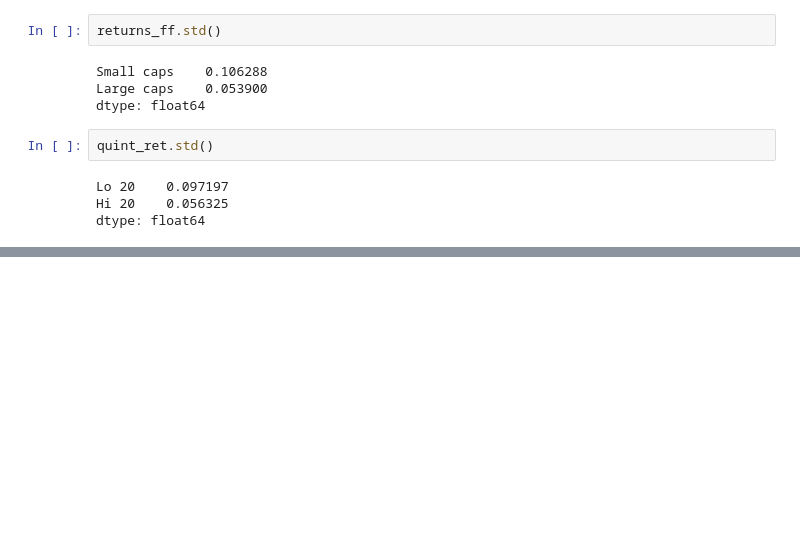
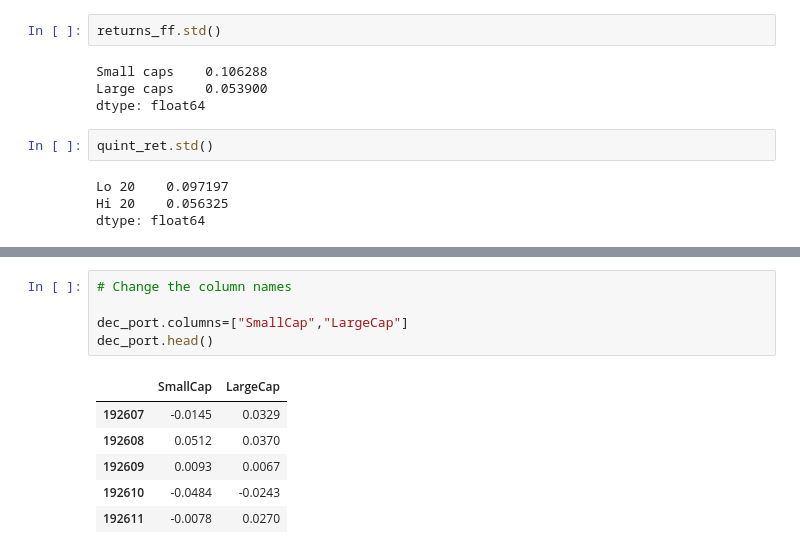
Before and after one commit to biv-neupane7/Investment-management-with-python, a Jupyter notebook: Risk and Returns EDHEC.ipynb, the cells around one changed output, grey strips where cells are left out. Cells and saved outputs as stored; diff of their text form; blank space fills up the shorter version.

```diff
--- a/Risk and Returns EDHEC.ipynb
+++ b/Risk and Returns EDHEC.ipynb
@@ -583,0 +609,12 @@ dtype: float64
+# %%
+# Change the column names
+
+dec_port.columns=["SmallCap","LargeCap"]
+dec_port.head()
+# %% [output]
+|  | SmallCap | LargeCap |
+| 192607 | -0.0145 | 0.0329 |
+| 192608 | 0.0512 | 0.0370 |
+| 192609 | 0.0093 | 0.0067 |
+| 192610 | -0.0484 | -0.0243 |
+| 192611 | -0.0078 | 0.0270 |
```
Also changed, not shown: parts of 15 cells of this notebook.
